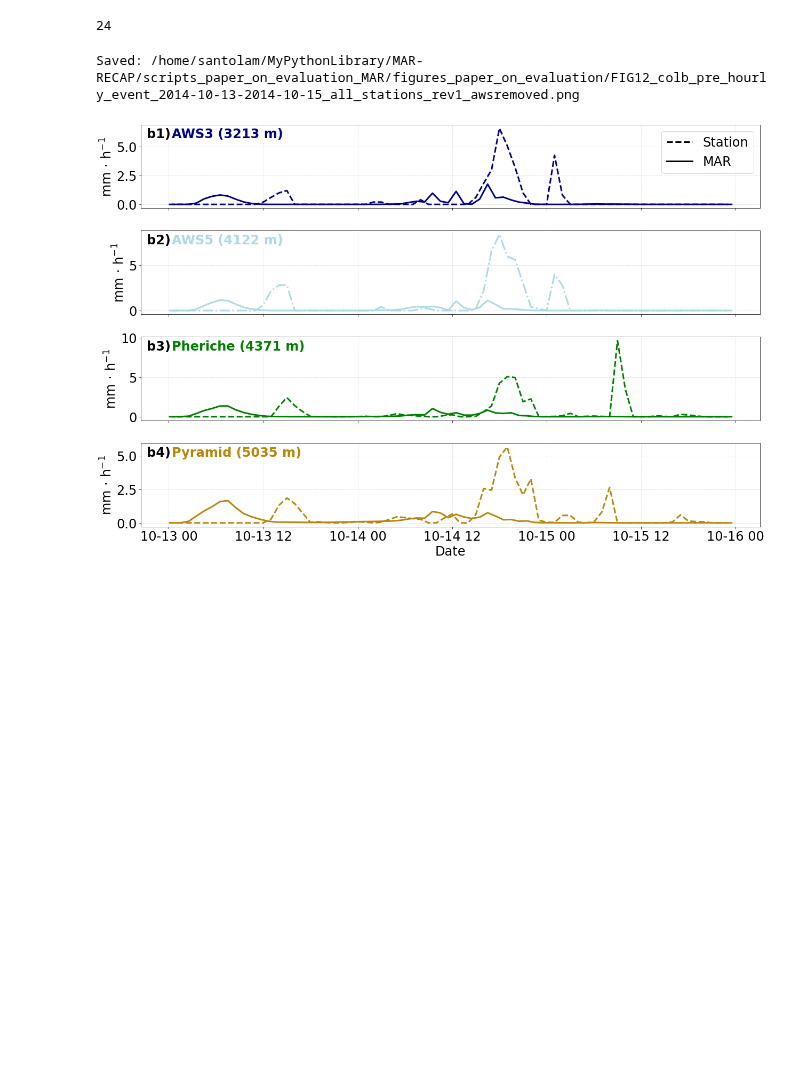
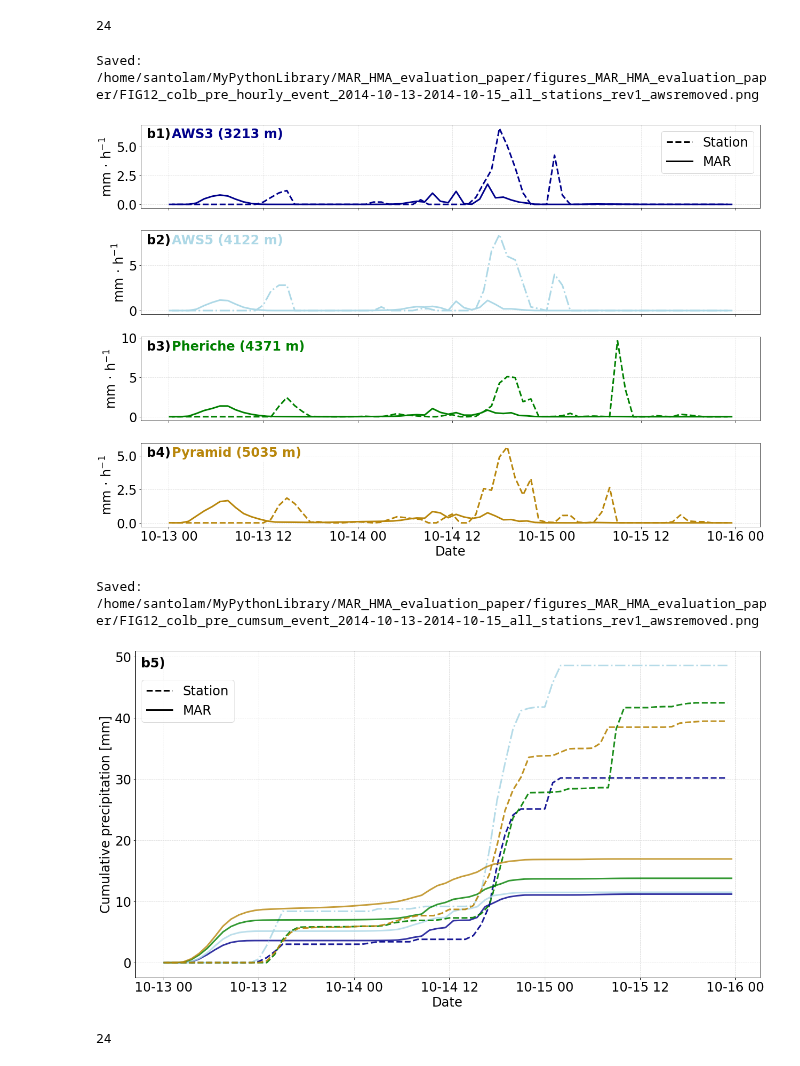
Before and after one commit to msantolariaotin/MAR_HMA_evaluation_paper, a Jupyter notebook: scripts_MAR_HMA_evaluation_paper/FIG11_event_hourly_pre_stations.all_MAR_GRq_rev1.ipynb, the cells around one changed output. Saved outputs shown, nothing was run; the diff lists cells and outputs as text; code cells hidden in the pictures; blank space fills up the shorter version.

Commit message:
figure 11

```diff
--- a/scripts_MAR_HMA_evaluation_paper/FIG11_event_hourly_pre_stations.all_MAR_GRq_rev1.ipynb
+++ b/scripts_MAR_HMA_evaluation_paper/FIG11_event_hourly_pre_stations.all_MAR_GRq_rev1.ipynb
@@ -1165,5 +1163,5 @@ print(fz)
 # %%
-fz=24
+
 # ==========================================================
 # Figure
 # ==========================================================
@@ -1273,7 +1271,7 @@ ax.grid(
     alpha=0.4
 )
 
-   ax.tick_params(
+ax.tick_params(
     axis='both',
     labelsize=fz
     )
@@ -1412,10 +1410,7 @@ station_styles = {
 station_names = list(station_styles.keys())
 number='5'
 # %%
-import matplotlib.pyplot as plt
-from matplotlib.lines import Line2D
-import xarray as xr
-import pandas as pd
+
 
 nsta = len(station_names)
 
@@ -1583,7 +1578,7 @@ print(f"Saved: {plotsDir}{plotname}.png")
 
 plt.show()
 # %% [output]
-Saved: /home/santolam/MyPythonLibrary/MAR-RECAP/scripts_paper_on_evaluation_MAR/figures_paper_on_evaluation/FIG12_colb_pre_hourly_event_2014-10-13-2014-10-15_all_stations_rev1_awsremoved.png
+Saved: /home/santolam/MyPythonLibrary/MAR_HMA_evaluation_paper/figures_MAR_HMA_evaluation_paper/FIG12_colb_pre_hourly_event_2014-10-13-2014-10-15_all_stations_rev1_awsremoved.png
 [figure]
 # %%
 
@@ -1687,7 +1682,7 @@ ax.set_xlabel(
 
 ax.set_ylabel(
     "Cumulative precipitation [mm]",
-    fontsize=18
+    fontsize=fz
 )
 
 ax.grid(
@@ -1733,34 +1728,39 @@ handles = [
     Line2D([], [], color='black', lw=3, linestyle="-",
            label="MAR")
     ]
 
 ax.legend(
     handles=handles,
     fontsize=fz,
     loc="upper left",
     bbox_to_anchor=(0.0, 0.93)   # baja la leyenda
 )
 
 # ==========================================================
 # Save figure
 # ==========================================================
 plt.tight_layout()
 
 plotname = (
     f"FIG12_col{letter}_pre_cumsum_event_"
     f"{idate_event}-{fdate_event}_all_stations_rev1_awsremoved"
 )
 
 plt.savefig(
     f"{plotsDir}{plotname}.png",
     bbox_inches="tight",
     dpi=300
 )
 
 print(f"Saved: {plotsDir}{plotname}.png")
 
 plt.show()
+# %% [output]
+Saved: /home/santolam/MyPythonLibrary/MAR_HMA_evaluation_paper/figures_MAR_HMA_evaluation_paper/FIG12_colb_pre_cumsum_event_2014-10-13-2014-10-15_all_stations_rev1_awsremoved.png
+[figure, added]
 # %%
 print(fz)
+# %% [output]
+24
 # %%
 print(plotsDir)
```
Also changed, not shown: parts of 12 cells of this notebook, 6 other files.
